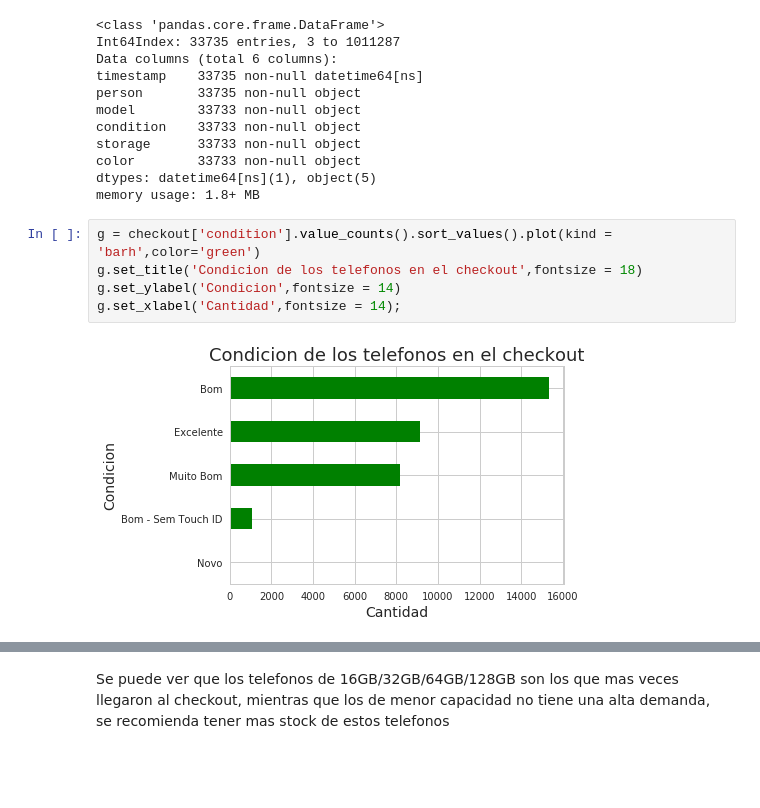
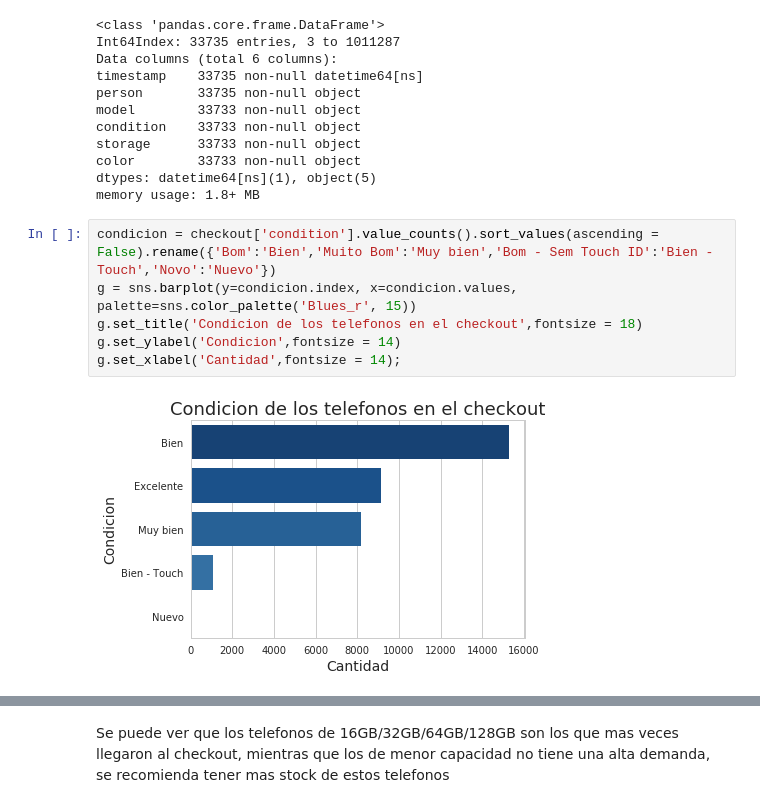
Before and after one commit to jowisaidman/tp1_analisis_exploratorio, a Jupyter notebook: Notebooks/Joel/checkout_analisis.ipynb, the cells around one changed output, grey strips where cells are left out. Saved outputs shown, nothing was run; the diff lists cells and outputs as text; blank space fills up the shorter version.

Commit message:
arreglo varios graficos en checkout y sumo otros nuevos en el resto de los notebooks

```diff
--- a/Notebooks/Joel/checkout_analisis.ipynb
+++ b/Notebooks/Joel/checkout_analisis.ipynb
@@ -44,12 +44,13 @@ color        33733 non-null object
 dtypes: datetime64[ns](1), object(5)
 memory usage: 1.8+ MB
 # %%
-g = checkout['condition'].value_counts().sort_values().plot(kind = 'barh',color='green')
+condicion = checkout['condition'].value_counts().sort_values(ascending = False).rename({'Bom':'Bien','Muito Bom':'Muy bien','Bom - Sem Touch ID':'Bien - Touch','Novo':'Nuevo'})
+g = sns.barplot(y=condicion.index, x=condicion.values, palette=sns.color_palette('Blues_r', 15))
 g.set_title('Condicion de los telefonos en el checkout',fontsize = 18)
 g.set_ylabel('Condicion',fontsize = 14)
 g.set_xlabel('Cantidad',fontsize = 14);
 # %% [output]
-[figure, old version]
+[figure, new version]
 # %%
 g = checkout['color'].value_counts().head(10).sort_values().plot(kind = 'barh',color ='blue')
 g.set_title('Top 10 de colores mas en el checkout',fontsize = 18)
```
Also changed, not shown: parts of 15 cells of this notebook, 2 other files.
